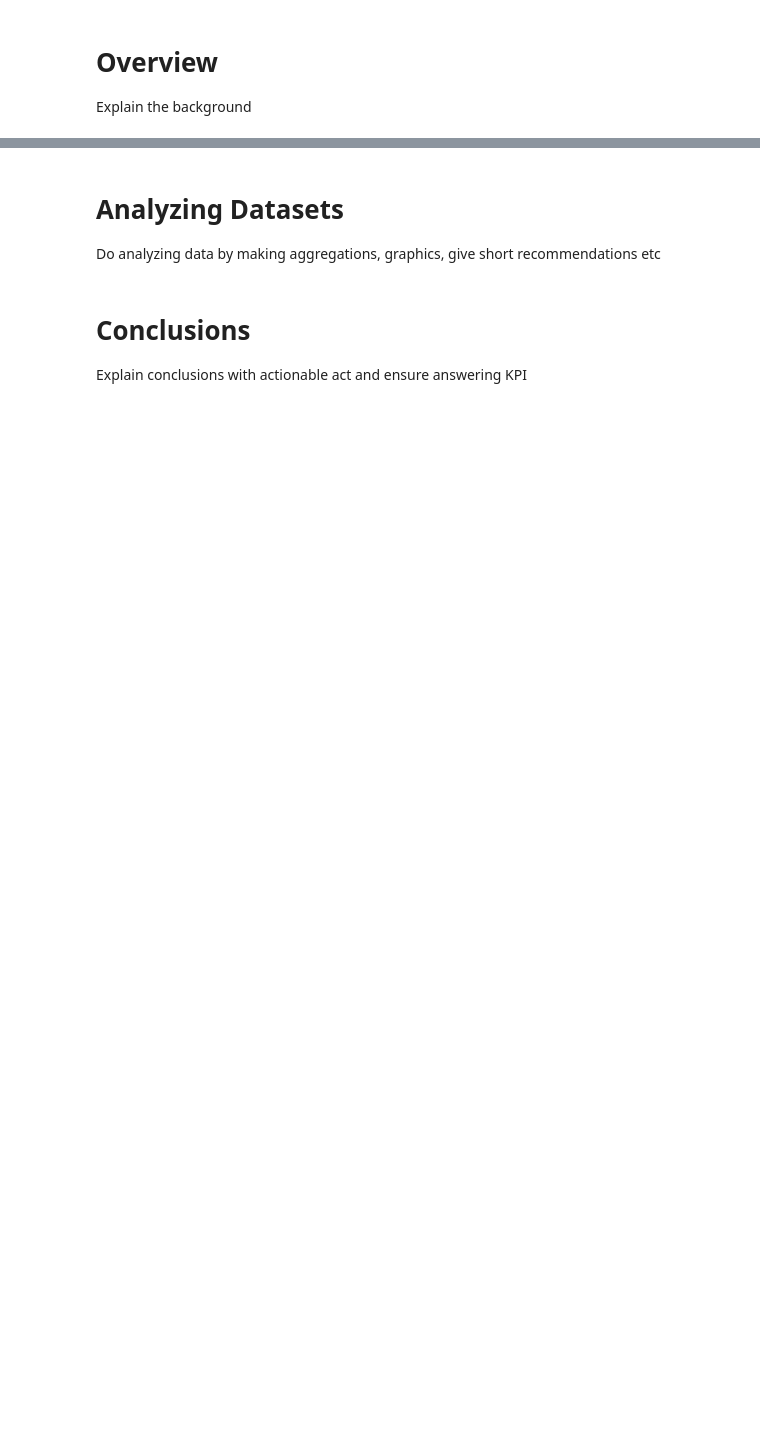
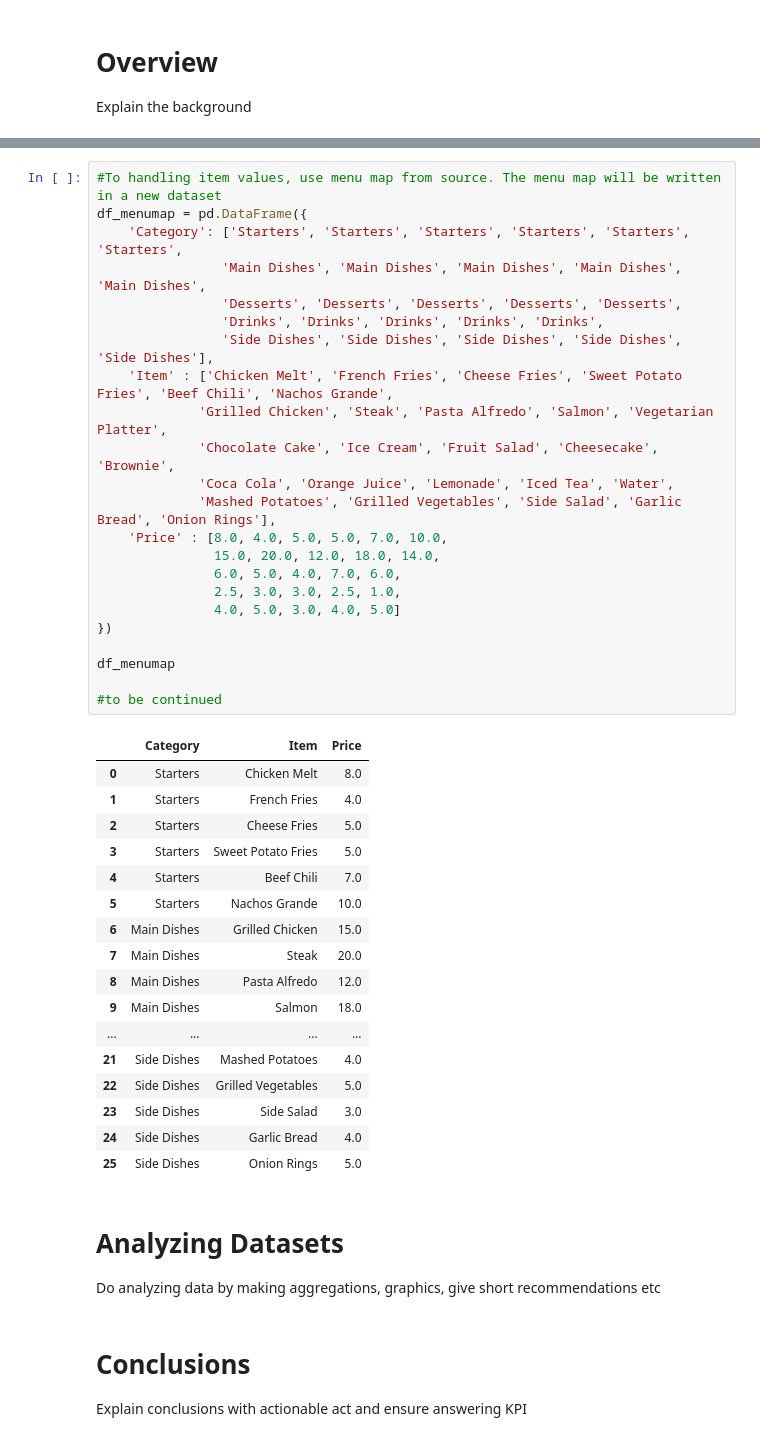
Before and after one commit to graveo-wicaksana/DA_restaurantSales, a Jupyter notebook: DA_restaurantSales.ipynb, the cells around one changed output, grey strips where cells are left out. Saved outputs shown, nothing was run; the diff lists cells and outputs as text; blank space fills up the shorter version.

```diff
--- a/DA_restaurantSales.ipynb
+++ b/DA_restaurantSales.ipynb
@@ -34,3 +140,44 @@ Cleaning process
+# %%
+#To handling item values, use menu map from source. The menu map will be written in a new dataset
+df_menumap = pd.DataFrame({
+    'Category': ['Starters', 'Starters', 'Starters', 'Starters', 'Starters', 'Starters',
+                'Main Dishes', 'Main Dishes', 'Main Dishes', 'Main Dishes', 'Main Dishes',
+                'Desserts', 'Desserts', 'Desserts', 'Desserts', 'Desserts',
+                'Drinks', 'Drinks', 'Drinks', 'Drinks', 'Drinks',
+                'Side Dishes', 'Side Dishes', 'Side Dishes', 'Side Dishes', 'Side Dishes'],
+    'Item' : ['Chicken Melt', 'French Fries', 'Cheese Fries', 'Sweet Potato Fries', 'Beef Chili', 'Nachos Grande',
+             'Grilled Chicken', 'Steak', 'Pasta Alfredo', 'Salmon', 'Vegetarian Platter',
+             'Chocolate Cake', 'Ice Cream', 'Fruit Salad', 'Cheesecake', 'Brownie',
+             'Coca Cola', 'Orange Juice', 'Lemonade', 'Iced Tea', 'Water',
+             'Mashed Potatoes', 'Grilled Vegetables', 'Side Salad', 'Garlic Bread', 'Onion Rings'],
+    'Price' : [8.0, 4.0, 5.0, 5.0, 7.0, 10.0,
+               15.0, 20.0, 12.0, 18.0, 14.0,
+               6.0, 5.0, 4.0, 7.0, 6.0,
+               2.5, 3.0, 3.0, 2.5, 1.0,
+               4.0, 5.0, 3.0, 4.0, 5.0]
+})
+
+df_menumap
+
+#to be continued
+# %% [output]
+|  | Category | Item | Price |
+| 0 | Starters | Chicken Melt | 8.0 |
+| 1 | Starters | French Fries | 4.0 |
+| 2 | Starters | Cheese Fries | 5.0 |
+| 3 | Starters | Sweet Potato Fries | 5.0 |
+| 4 | Starters | Beef Chili | 7.0 |
+| 5 | Starters | Nachos Grande | 10.0 |
+| 6 | Main Dishes | Grilled Chicken | 15.0 |
+| 7 | Main Dishes | Steak | 20.0 |
+| 8 | Main Dishes | Pasta Alfredo | 12.0 |
+| 9 | Main Dishes | Salmon | 18.0 |
+| ... | ... | ... | ... |
+| 21 | Side Dishes | Mashed Potatoes | 4.0 |
+| 22 | Side Dishes | Grilled Vegetables | 5.0 |
+| 23 | Side Dishes | Side Salad | 3.0 |
+| 24 | Side Dishes | Garlic Bread | 4.0 |
+| 25 | Side Dishes | Onion Rings | 5.0 |
 # %% [markdown]
 # Analyzing Datasets
 Do analyzing data by making aggregations, graphics, give short recommendations etc
```
Also changed, not shown: parts of 14 cells of this notebook.
